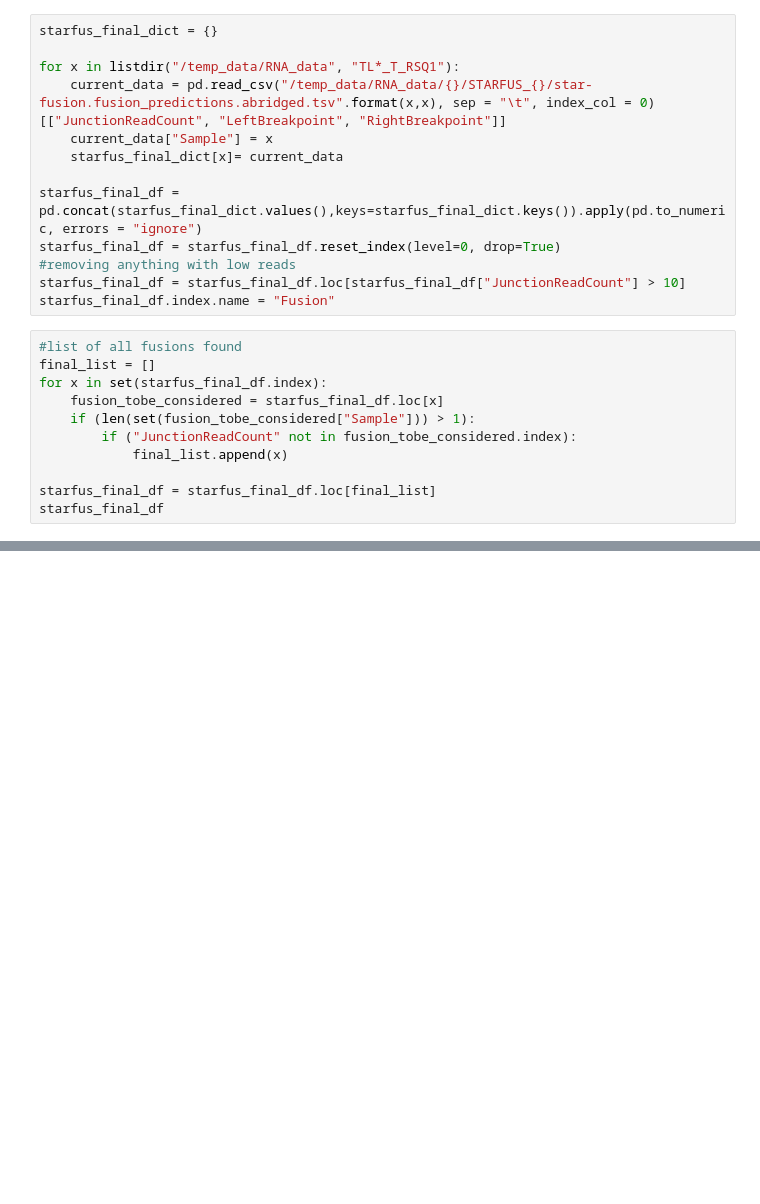
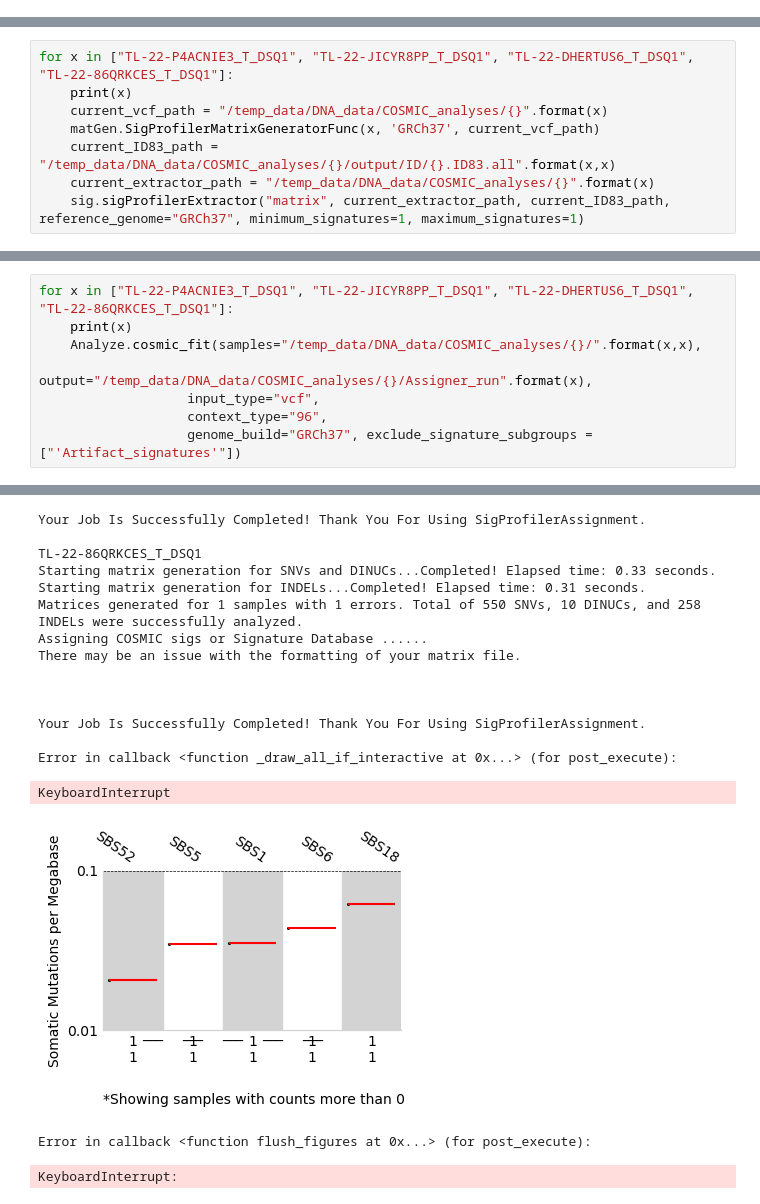
Before and after one commit to ringenomics/UTUCproject, a Jupyter notebook: UTUC_COSMIC_runs.ipynb, the cells around one changed output, grey strips where cells are left out. Drawn from its saved outputs; the diff is of its cells as text; blank space fills up the shorter version.

```diff
--- a/UTUC_COSMIC_runs.ipynb
+++ b/UTUC_COSMIC_runs.ipynb
@@ -35,27 +36,3 @@ def listdir(dirname, pattern="*"):
 #run this only once at the start
 #from SigProfilerMatrixGenerator import install as genInstall
 #genInstall.install('GRCh37')
-# %%
-starfus_final_dict = {}
-
-for x in listdir("/temp_data/RNA_data", "TL*_T_RSQ1"):
-    current_data = pd.read_csv("/temp_data/RNA_data/{}/STARFUS_{}/star-fusion.fusion_predictions.abridged.tsv".format(x,x), sep = "\t", index_col = 0)[["JunctionReadCount", "LeftBreakpoint", "RightBreakpoint"]]
-    current_data["Sample"] = x
-    starfus_final_dict[x]= current_data
-
-starfus_final_df = pd.concat(starfus_final_dict.values(),keys=starfus_final_dict.keys()).apply(pd.to_numeric, errors = "ignore")
-starfus_final_df = starfus_final_df.reset_index(level=0, drop=True)
-#removing anything with low reads
-starfus_final_df = starfus_final_df.loc[starfus_final_df["JunctionReadCount"] > 10]
-starfus_final_df.index.name = "Fusion"
-# %%
-#list of all fusions found
-final_list = []
-for x in set(starfus_final_df.index):
-    fusion_tobe_considered = starfus_final_df.loc[x]
-    if (len(set(fusion_tobe_considered["Sample"])) > 1):
-        if ("JunctionReadCount" not in fusion_tobe_considered.index):
-            final_list.append(x)
-
-starfus_final_df = starfus_final_df.loc[final_list]
-starfus_final_df
@@ -121,0 +39,8 @@ GATK_final_df_ID.index = keep_list
+# %%
+for x in ["TL-22-P4ACNIE3_T_DSQ1", "TL-22-JICYR8PP_T_DSQ1", "TL-22-DHERTUS6_T_DSQ1", "TL-22-86QRKCES_T_DSQ1"]:
+    print(x)
+    current_vcf_path = "/temp_data/DNA_data/COSMIC_analyses/{}".format(x)
+    matGen.SigProfilerMatrixGeneratorFunc(x, 'GRCh37', current_vcf_path)
+    current_ID83_path = "/temp_data/DNA_data/COSMIC_analyses/{}/output/ID/{}.ID83.all".format(x,x)
+    current_extractor_path = "/temp_data/DNA_data/COSMIC_analyses/{}".format(x)
+    sig.sigProfilerExtractor("matrix", current_extractor_path, current_ID83_path, reference_genome="GRCh37", minimum_signatures=1, maximum_signatures=1)
@@ -121,0 +65,9 @@ GATK_final_df_ID.index = keep_list
+# %%
+for x in ["TL-22-P4ACNIE3_T_DSQ1", "TL-22-JICYR8PP_T_DSQ1", "TL-22-DHERTUS6_T_DSQ1", "TL-22-86QRKCES_T_DSQ1"]:
+    print(x)
+    Analyze.cosmic_fit(samples="/temp_data/DNA_data/COSMIC_analyses/{}/".format(x,x),
+                   output="/temp_data/DNA_data/COSMIC_analyses/{}/Assigner_run".format(x),
+                   input_type="vcf",
+                   context_type="96",
+                   genome_build="GRCh37", exclude_signature_subgroups = ["'Artifact_signatures'"])
+# %% [output]
@@ -121,0 +99,18 @@ GATK_final_df_ID.index = keep_list
+Your Job Is Successfully Completed! Thank You For Using SigProfilerAssignment.
+
+TL-22-86QRKCES_T_DSQ1
+Starting matrix generation for SNVs and DINUCs...Completed! Elapsed time: 0.33 seconds.
+Starting matrix generation for INDELs...Completed! Elapsed time: 0.31 seconds.
+Matrices generated for 1 samples with 1 errors. Total of 550 SNVs, 10 DINUCs, and 258 INDELs were successfully analyzed.
+Assigning COSMIC sigs or Signature Database ......
+There may be an issue with the formatting of your matrix file.
+
+
+
+Your Job Is Successfully Completed! Thank You For Using SigProfilerAssignment.
+
+Error in callback <function _draw_all_if_interactive at 0x...> (for post_execute):
+KeyboardInterrupt
+[figure, added]
+Error in callback <function flush_figures at 0x...> (for post_execute):
+KeyboardInterrupt:
```
Also changed, not shown: parts of 10 cells of this notebook, 1 other file.
